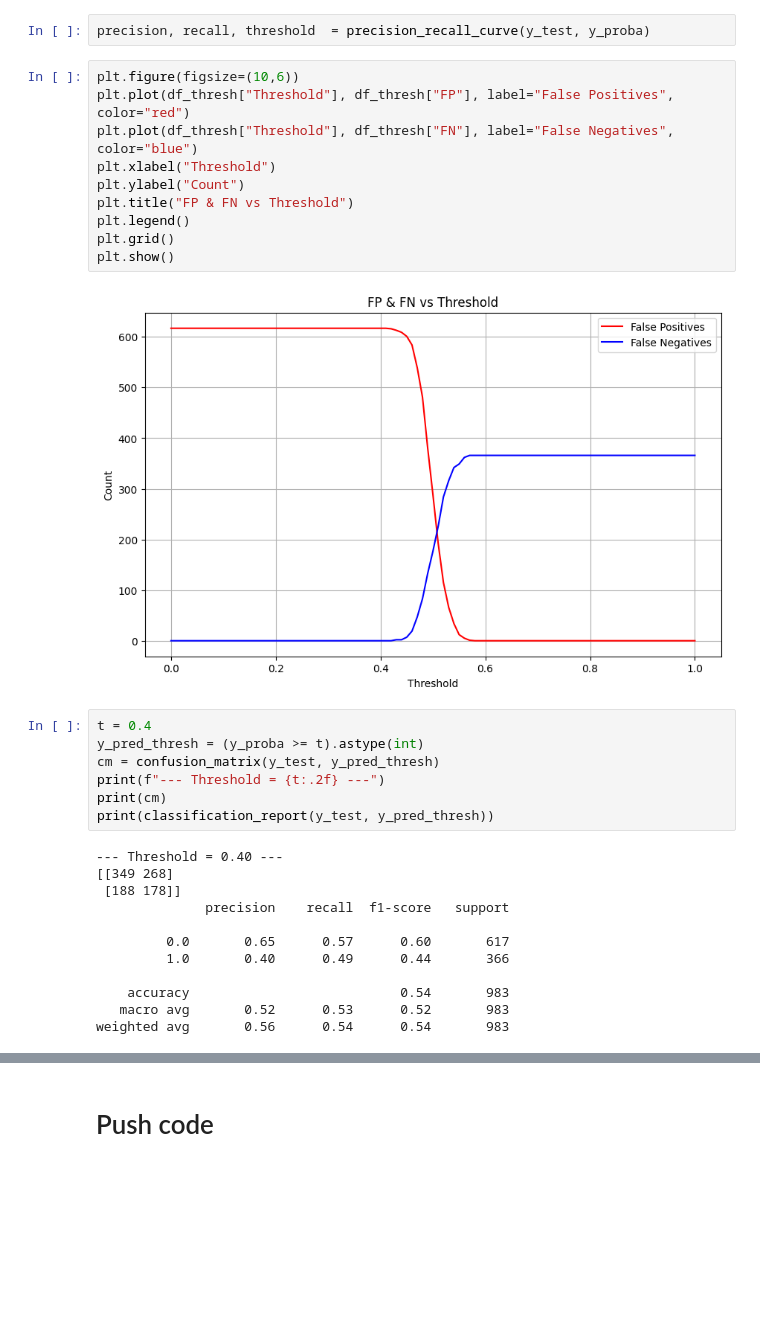
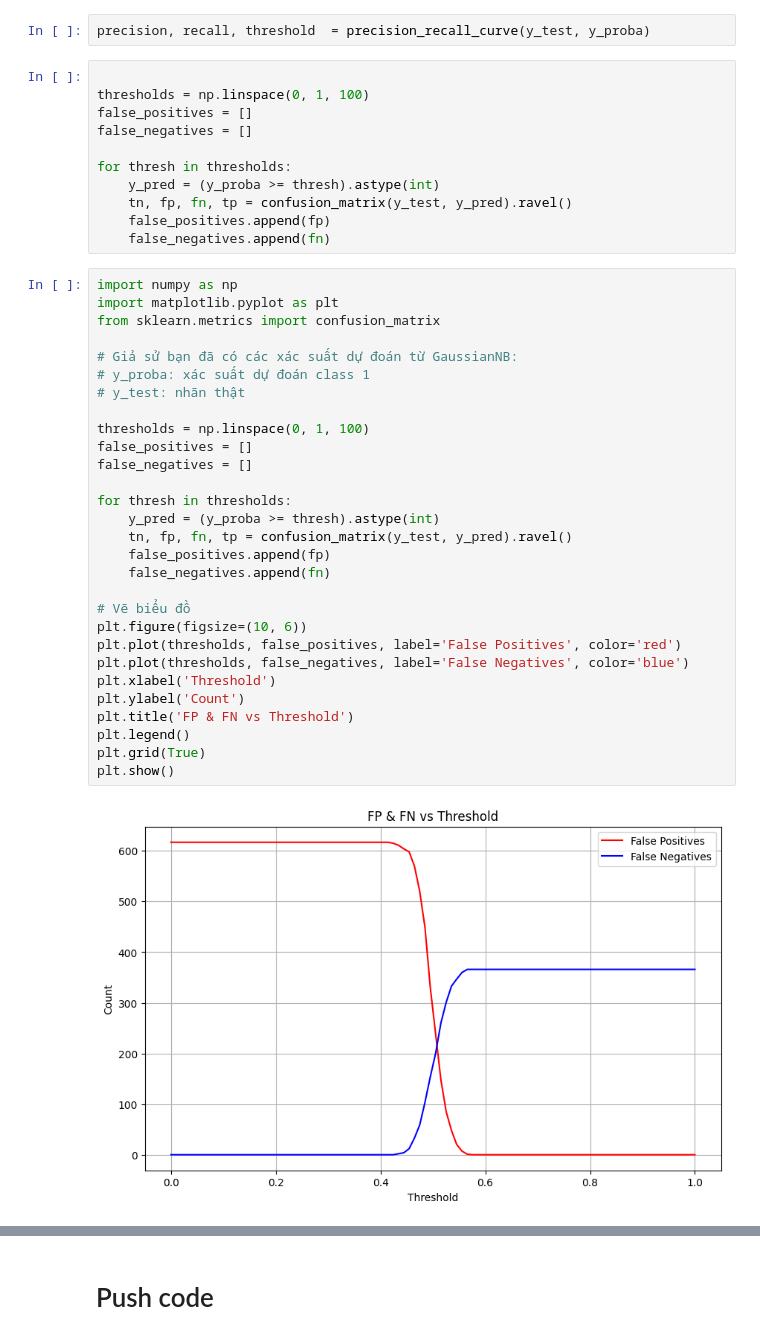
Before and after one commit to A47126/BT-Machine-Learning-Group-7, a Jupyter notebook: water_pota_no_plot.ipynb, the cells around one changed output, grey strips where cells are left out. Saved outputs shown, nothing was run; the diff lists cells and outputs as text; blank space fills up the shorter version.

```diff
--- a/water_pota_no_plot.ipynb
+++ b/water_pota_no_plot.ipynb
@@ -254,33 +257,44 @@ df_thresh['Recall'] = df_thresh['TP'] / (df_thresh['TP'] + df_thresh['FN'])
 # %%
 precision, recall, threshold  = precision_recall_curve(y_test, y_proba)
 # %%
-plt.figure(figsize=(10,6))
-plt.plot(df_thresh["Threshold"], df_thresh["FP"], label="False Positives", color="red")
-plt.plot(df_thresh["Threshold"], df_thresh["FN"], label="False Negatives", color="blue")
-plt.xlabel("Threshold")
-plt.ylabel("Count")
-plt.title("FP & FN vs Threshold")
-plt.legend()
-plt.grid()
-plt.show()
+
+thresholds = np.linspace(0, 1, 100)
+false_positives = []
+false_negatives = []
+
+for thresh in thresholds:
+    y_pred = (y_proba >= thresh).astype(int)
+    tn, fp, fn, tp = confusion_matrix(y_test, y_pred).ravel()
+    false_positives.append(fp)
+    false_negatives.append(fn)
-# %% [output]
-[figure, removed]
-# %%
-t = 0.4
-y_pred_thresh = (y_proba >= t).astype(int)
-cm = confusion_matrix(y_test, y_pred_thresh)
-print(f"--- Threshold = {t:.2f} ---")
-print(cm)
-print(classification_report(y_test, y_pred_thresh))
-# %% [output]
---- Threshold = 0.40 ---
-[[349 268]
- [188 178]]
-              precision    recall  f1-score   support
-
-         0.0       0.65      0.57      0.60       617
-         1.0       0.40      0.49      0.44       366
-
-    accuracy                           0.54       983
-   macro avg       0.52      0.53      0.52       983
-weighted avg       0.56      0.54      0.54       983
+# %%
+import numpy as np
+import matplotlib.pyplot as plt
+from sklearn.metrics import confusion_matrix
+
+# Giả sử bạn đã có các xác suất dự đoán từ GaussianNB:
+# y_proba: xác suất dự đoán class 1
+# y_test: nhãn thật
+
+thresholds = np.linspace(0, 1, 100)
+false_positives = []
+false_negatives = []
+
+for thresh in thresholds:
+    y_pred = (y_proba >= thresh).astype(int)
+    tn, fp, fn, tp = confusion_matrix(y_test, y_pred).ravel()
+    false_positives.append(fp)
+    false_negatives.append(fn)
+
+# Vẽ biểu đồ
+plt.figure(figsize=(10, 6))
+plt.plot(thresholds, false_positives, label='False Positives', color='red')
+plt.plot(thresholds, false_negatives, label='False Negatives', color='blue')
+plt.xlabel('Threshold')
+plt.ylabel('Count')
+plt.title('FP & FN vs Threshold')
+plt.legend()
+plt.grid(True)
+plt.show()
+# %% [output]
+[figure, added]
```
Also changed, not shown: parts of 18 cells of this notebook.
